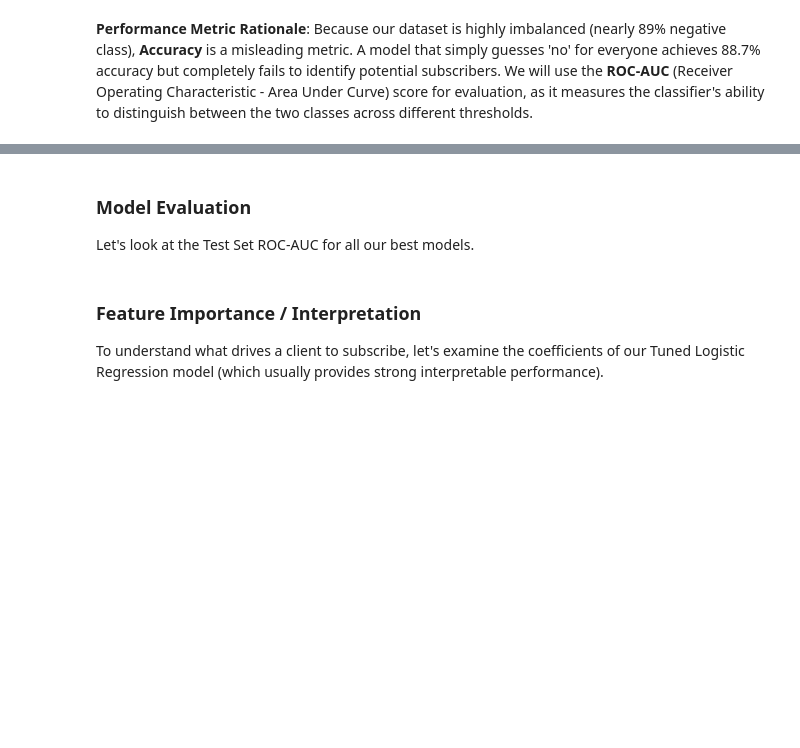
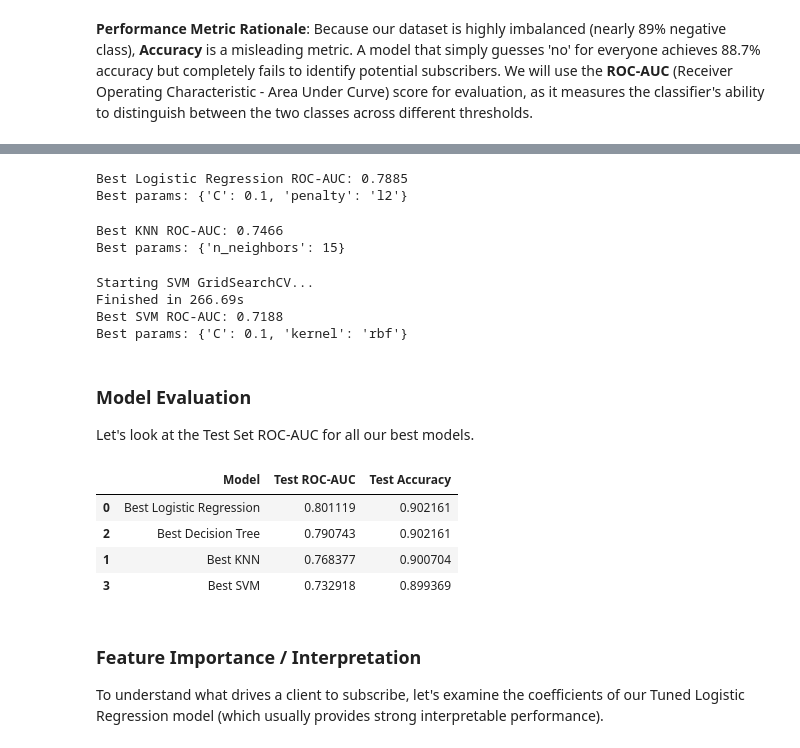
Before and after one commit to weirui828/bank-campaign-analysis, a Jupyter notebook: campaign_analyzer.ipynb, the cells around one changed output, grey strips where cells are left out. Drawn from its saved outputs; the diff is of its cells as text; code cells hidden in the pictures; blank space fills up the shorter version.

```diff
--- a/campaign_analyzer.ipynb
+++ b/campaign_analyzer.ipynb
@@ -265,69 +325,86 @@ print(f"Best params: {dt_grid.best_params_}")
 # 2. Tuning Logistic Regression
 lr_params = {
     'C': [0.01, 0.1, 1, 10],
-    'penalty': ['l2']
+    'penalty': ['l1', 'l2', 'elasticnet']
 }
 
 lr_grid = GridSearchCV(LogisticRegression(max_iter=1000, random_state=42), lr_params, scoring='roc_auc', cv=5, n_jobs=-1)
 lr_grid.fit(X_train_scaled, y_train)
 print(f"Best Logistic Regression ROC-AUC: {lr_grid.best_score_:.4f}")
 print(f"Best params: {lr_grid.best_params_}")
+# %% [output]
+Best Logistic Regression ROC-AUC: 0.7885
+Best params: {'C': 0.1, 'penalty': 'l2'}
 # %%
 # 3. Tuning KNN
 knn_params = {
-    'n_neighbors': [3, 5, 9, 15]
+    'n_neighbors': [3, 5, 7, 9, 11, 13, 15]
 }
 
 knn_grid = GridSearchCV(KNeighborsClassifier(), knn_params, scoring='roc_auc', cv=5, n_jobs=-1)
 knn_grid.fit(X_train_scaled, y_train)
 print(f"Best KNN ROC-AUC: {knn_grid.best_score_:.4f}")
 print(f"Best params: {knn_grid.best_params_}")
+# %% [output]
+Best KNN ROC-AUC: 0.7466
+Best params: {'n_neighbors': 15}
 # %%
-# Note: SVM tuning is computationally expensive. We will limit the parameter grid and use a subset of data or just simple parameters.
+# Note: SVM tuning is computationally expensive.
 svm_params = {
-    'C': [0.1, 1],
-    'kernel': ['rbf']
+    'C': [0.01, 0.1, 1, 10],
+    'kernel': ['rbf'],
 }
 # Since SVM is very slow to train on 30k+ records, we will do 3-fold CV.
 svm_grid = GridSearchCV(SVC(random_state=42, probability=True), svm_params, scoring='roc_auc', cv=3, n_jobs=-1)
-# Note: fitting this might take a couple of minutes.
+# Note: fitting this might take a long time.
 print("Starting SVM GridSearchCV...")
 start_time = time.time()
 svm_grid.fit(X_train_scaled, y_train)
 print(f"Finished in {time.time() - start_time:.2f}s")
 print(f"Best SVM ROC-AUC: {svm_grid.best_score_:.4f}")
 print(f"Best params: {svm_grid.best_params_}")
+# %% [output]
+Starting SVM GridSearchCV...
+Finished in 266.69s
+Best SVM ROC-AUC: 0.7188
+Best params: {'C': 0.1, 'kernel': 'rbf'}
 # %% [markdown]
 ### Model Evaluation
 Let's look at the Test Set ROC-AUC for all our best models.
 # %%
 best_models = {
-    'Tuned Logistic Regression': lr_grid.best_estimator_,
-    'Tuned KNN': knn_grid.best_estimator_,
-    'Tuned Decision Tree': dt_grid.best_estimator_,
-    'Tuned SVM': svm_grid.best_estimator_
+    'Best Logistic Regression': lr_grid.best_estimator_,
+    'Best KNN': knn_grid.best_estimator_,
+    'Best Decision Tree': dt_grid.best_estimator_,
+    'Best SVM': svm_grid.best_estimator_
 }
 
 tuned_results = []
 
 for name, model in best_models.items():
     # If the model has predict_proba, we use it for ROC-AUC
     if hasattr(model, 'predict_proba'):
         y_pred_prob = model.predict_proba(X_test_scaled)[:, 1]
     else:
         # fallback if probability=True was not set (though we did set it for SVC)
         y_pred_prob = model.decision_function(X_test_scaled)
 
     test_roc_auc = roc_auc_score(y_test, y_pred_prob)
     test_acc = accuracy_score(y_test, model.predict(X_test_scaled))
 
     tuned_results.append({
         'Model': name,
         'Test ROC-AUC': test_roc_auc,
         'Test Accuracy': test_acc
     })
 
 pd.DataFrame(tuned_results).sort_values(by='Test ROC-AUC', ascending=False)
+# %% [output]
+|  | Model | Test ROC-AUC | Test Accuracy |
+| 0 | Best Logistic Regression | 0.801119 | 0.902161 |
+| 2 | Best Decision Tree | 0.790743 | 0.902161 |
+| 1 | Best KNN | 0.768377 | 0.900704 |
+| 3 | Best SVM | 0.732918 | 0.899369 |
 # %% [markdown]
 ### Feature Importance / Interpretation
 
```
Also changed, not shown: parts of 19 cells of this notebook, 1 other file.
